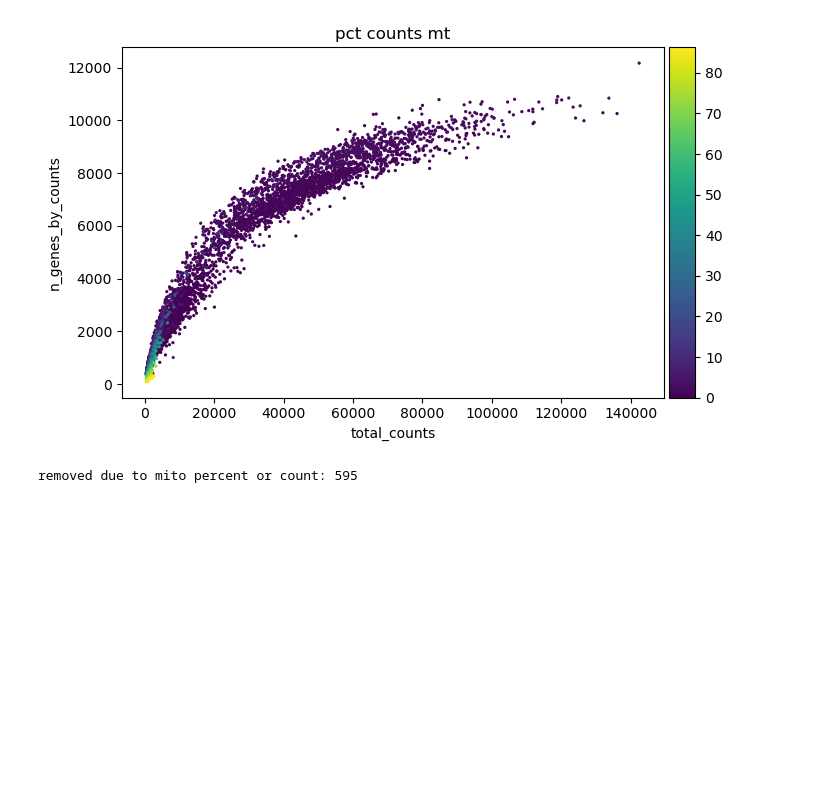
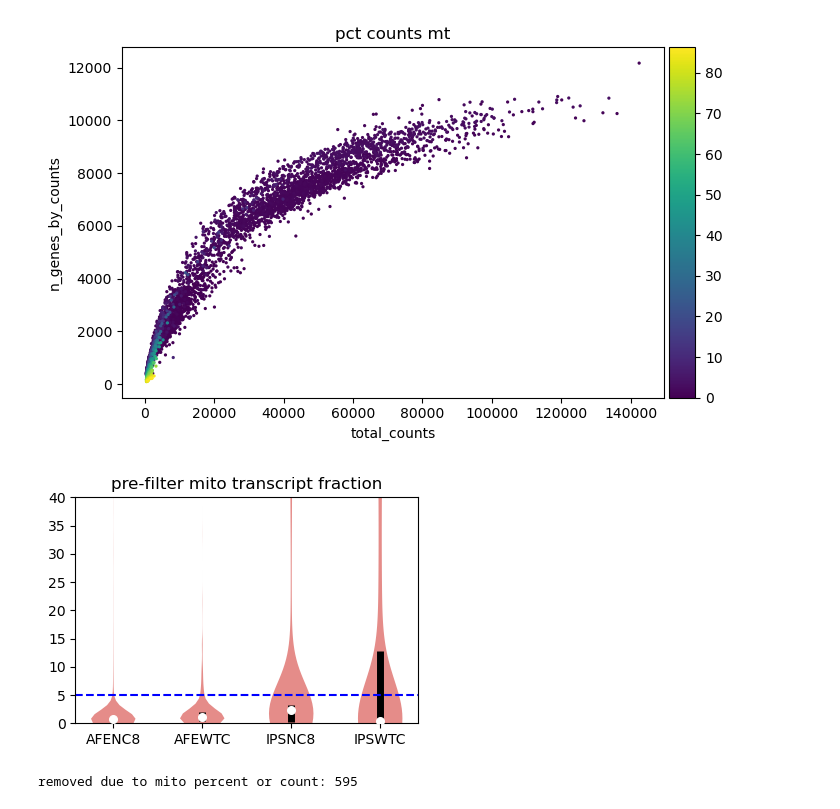
Before and after one commit to yachielab/DataAnalysis_Vascularized_Cardiac_Organoids, a Jupyter notebook: ipynb/CCO13.ipynb, the cells around one changed output. Saved outputs shown, nothing was run; the diff lists cells and outputs as text; code cells hidden in the pictures; blank space fills up the shorter version.

```diff
--- a/ipynb/CCO13.ipynb
+++ b/ipynb/CCO13.ipynb
@@ -49,6 +54,8 @@ for f in glob.glob(f"{DATA_DIR}/*.h5"):
 adata_all.write(f"{WORK_DIR}/adata/raw/ALL.h5ad")
 # %% [markdown]
 # 1. preprocessing
+# %%
+PCT_MT_CUTOFF = 5
 # %% [markdown]
 ## 1.1
 # %%
@@ -76,6 +83,34 @@ sc.pl.violin(
 sc.pl.scatter(adata, "total_counts", "n_genes_by_counts", color="pct_counts_mt")
 # %% [output]
 [figure]
+# %%
+cls = list(adata.obs["cell_line"].unique().sort_values())
+dt = []
+
+fig, ax = plt.subplots(1, 1, figsize=(4, 3))
+
+for i, cl in enumerate(cls):
+    adata_sub = adata[adata.obs["cell_line"] == cl]
+    d = adata_sub.obs["pct_counts_mt"].to_list()
+    dt.append(d)
+    quartile1, medians, quartile3 = np.percentile(d, [25, 50, 75])
+    ax.vlines(i+1, quartile1, quartile3, color='k', linestyle='-', lw=5)
+    ax.scatter(i+1, medians, marker='o', color='white', s=30, zorder=3)
+
+violin_parts = ax.violinplot(dt, showmeans=False, showmedians=False, showextrema=False)
+for pc in violin_parts['bodies']:
+    pc.set_facecolor("#D43F3A")
+    pc.set_alpha(0.6)
+
+ax.set_ylim(0, 40)
+ax.set_xticks(np.arange(1, len(cls)+1), cls)
+ax.set_title("pre-filter mito transcript fraction")
+ax.axhline(PCT_MT_CUTOFF, linestyle="--", color="blue")
+
+plt.tight_layout()
+plt.show()
+# %% [output]
+[figure, added]
 # %%
 n_old = adata.n_obs
 
```
Also changed, not shown: parts of 12 cells of this notebook, 11 other files.
